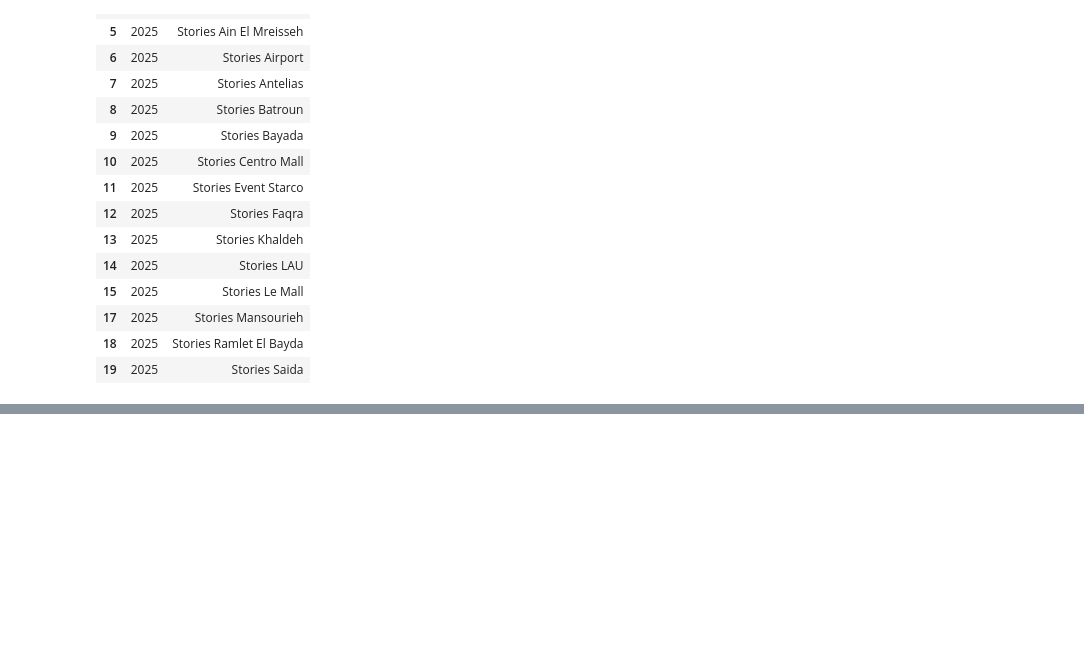
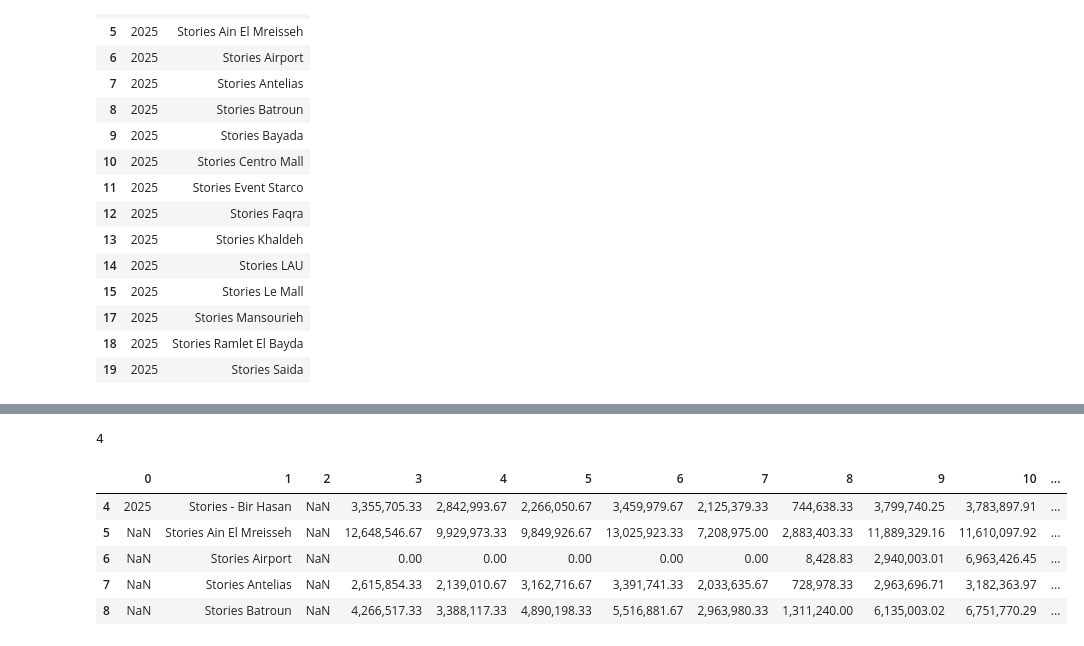
Before and after one commit to LK2k5/stories-coffee-analytics, a Jupyter notebook: notebooks/1-cleaning.ipynb, the cells around one changed output, grey strips where cells are left out. Saved outputs shown, nothing was run; the diff lists cells and outputs as text; code cells hidden in the pictures; blank space fills up the shorter version.

```diff
--- a/notebooks/1-cleaning.ipynb
+++ b/notebooks/1-cleaning.ipynb
@@ -342,0 +486,6 @@ df1[["year", f"c{BRANCH_COL}"]].head(15)
+# %%
+import pandas as pd
+import numpy as np
+
+df1_raw = pd.read_csv("../data/REP_S_00134_SMRY.csv", header=None)
+df1_raw.shape, df1_raw.head(12)
@@ -342,0 +510,22 @@ df1[["year", f"c{BRANCH_COL}"]].head(15)
+# %%
+YEAR_COL = 0
+BRANCH_COL = 1
+MONTH_START_COL = 3   # January
+MONTH_END_COL = 14    # exclusive end (we'll slice 3:15 for 12 months)
+# %%
+# Find the first row where YEAR_COL looks like 2025/2026 etc
+year_numeric = pd.to_numeric(df1_raw[YEAR_COL], errors="coerce")
+start_idx = year_numeric.first_valid_index()
+start_idx
+# %% [output]
+4
+# %%
+df = df1_raw.loc[start_idx:].copy()
+df.head(5)
+# %% [output]
+|  | 0 | 1 | 2 | 3 | 4 | 5 | 6 | 7 | 8 | 9 | 10 | ... |
+| 4 | 2025 | Stories - Bir Hasan | NaN | 3,355,705.33 | 2,842,993.67 | 2,266,050.67 | 3,459,979.67 | 2,125,379.33 | 744,638.33 | 3,799,740.25 | 3,783,897.91 | ... |
+| 5 | NaN | Stories Ain El Mreisseh | NaN | 12,648,546.67 | 9,929,973.33 | 9,849,926.67 | 13,025,923.33 | 7,208,975.00 | 2,883,403.33 | 11,889,329.16 | 11,610,097.92 | ... |
+| 6 | NaN | Stories Airport | NaN | 0.00 | 0.00 | 0.00 | 0.00 | 0.00 | 8,428.83 | 2,940,003.01 | 6,963,426.45 | ... |
+| 7 | NaN | Stories Antelias | NaN | 2,615,854.33 | 2,139,010.67 | 3,162,716.67 | 3,391,741.33 | 2,033,635.67 | 728,978.33 | 2,963,696.71 | 3,182,363.97 | ... |
+| 8 | NaN | Stories Batroun | NaN | 4,266,517.33 | 3,388,117.33 | 4,890,198.33 | 5,516,881.67 | 2,963,980.33 | 1,311,240.00 | 6,135,003.02 | 6,751,770.29 | ... |
```
Also changed, not shown: parts of 49 cells of this notebook, 2 other files.
